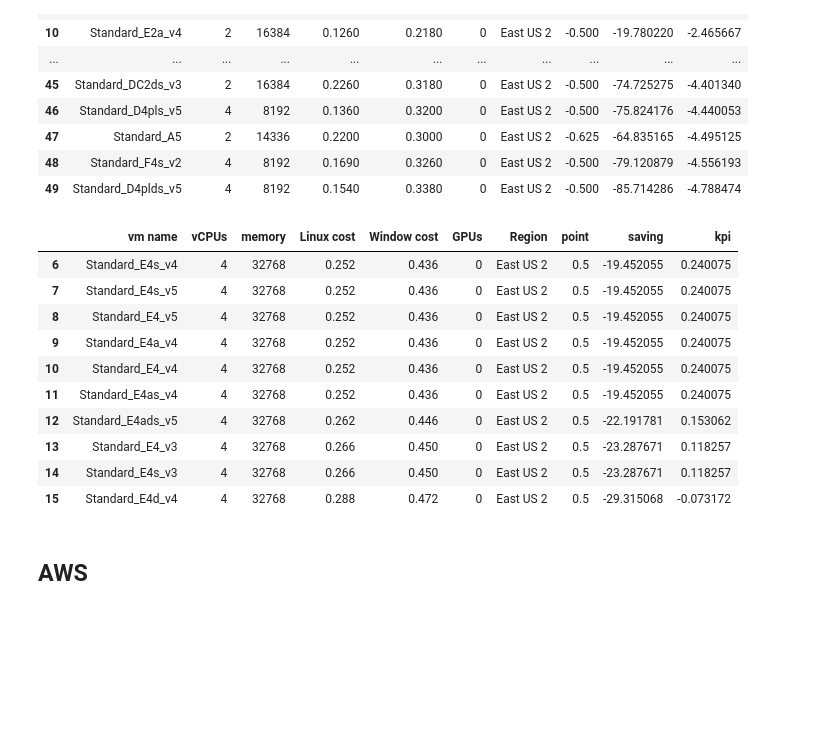
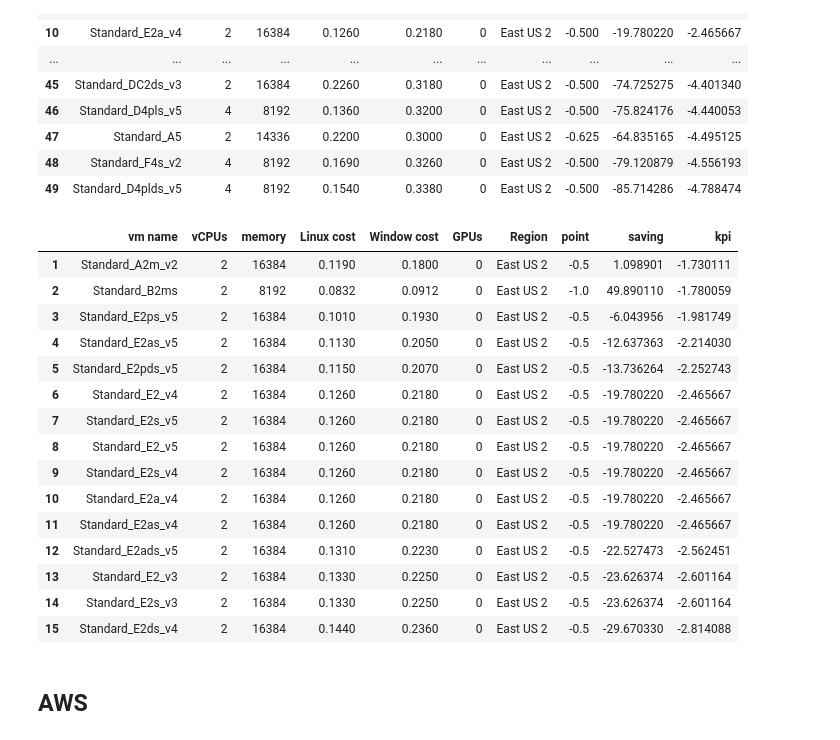
Before and after one commit to YM0316/VM-shopper-project-3, a Jupyter notebook: Recommendation/Project3_Recommendation.ipynb, the cells around one changed output. Cells and saved outputs as stored; diff of their text form; code cells hidden in the pictures; blank space fills up the shorter version.

```diff
--- a/Recommendation/Project3_Recommendation.ipynb
+++ b/Recommendation/Project3_Recommendation.ipynb
@@ -138,7 +138,6 @@ def rec_azure(vendor,region,cpu,memory,gpu,name,operation):
                                         "regionName":"Region"})
     #print(df)
     #print(df["Window cost"].std())
-
     select = df[df["vm name"]==name]
     print(select)
     # sep window & linux
@@ -165,13 +164,9 @@ def rec_azure(vendor,region,cpu,memory,gpu,name,operation):
     #if gpu=0:
     if gpu==0:
         rec = df[df[text]!=0]
-
         rec = rec[(rec[text]>=down_cost) & (rec[text]<=up_cost)].reset_index().drop("index", axis=1)
-
         rec = rec[(rec['vCPUs']>=cpu_con_down) & (rec['vCPUs']<=cpu_con_up)].reset_index().drop("index", axis=1)
-
         rec = rec[(rec['memory']>=mem_con_down) & (rec['memory']<=mem_con_up)].reset_index().drop("index", axis=1)
-
         rec = rec.sort_values(by=text).reset_index().drop("index", axis=1)
         #print(rec)
         for i in range(len(rec)):
@@ -198,7 +193,7 @@ def rec_azure(vendor,region,cpu,memory,gpu,name,operation):
         rec = rec.sort_values(by = ["point","saving"], ascending=False).reset_index().drop("index", axis=1)
 
         for i in range(len(rec)):
-            rec.loc[i,"kpi"] = (rec.iloc[i,7]/rec["point"].mean())+((rec.iloc[i,8]/rec["saving"].mean()))
+            rec.loc[i,"kpi"] = (rec.iloc[i,7]/rec["point"].std())+((rec.iloc[i,8]/rec["saving"].std()))
         rec = rec.sort_values(by = "kpi", ascending=True).reset_index().drop("index", axis=1)
     rec = rec[rec["vm name"]!=name]
     #print(rec)
@@ -230,19 +225,24 @@ a
 | 48 | Standard_F4s_v2 | 4 | 8192 | 0.1690 | 0.3260 | 0 | East US 2 | -0.500 | -79.120879 | -4.556193 |
 | 49 | Standard_D4plds_v5 | 4 | 8192 | 0.1540 | 0.3380 | 0 | East US 2 | -0.500 | -85.714286 | -4.788474 |
 # %%
-a.iloc[5:15]
+a.iloc[0:15]
 # %% [output]
 |  | vm name | vCPUs | memory | Linux cost | Window cost | GPUs | Region | point | saving | kpi |
-| 6 | Standard_E4s_v4 | 4 | 32768 | 0.252 | 0.436 | 0 | East US 2 | 0.5 | -19.452055 | 0.240075 |
-| 7 | Standard_E4s_v5 | 4 | 32768 | 0.252 | 0.436 | 0 | East US 2 | 0.5 | -19.452055 | 0.240075 |
-| 8 | Standard_E4_v5 | 4 | 32768 | 0.252 | 0.436 | 0 | East US 2 | 0.5 | -19.452055 | 0.240075 |
-| 9 | Standard_E4a_v4 | 4 | 32768 | 0.252 | 0.436 | 0 | East US 2 | 0.5 | -19.452055 | 0.240075 |
-| 10 | Standard_E4_v4 | 4 | 32768 | 0.252 | 0.436 | 0 | East US 2 | 0.5 | -19.452055 | 0.240075 |
-| 11 | Standard_E4as_v4 | 4 | 32768 | 0.252 | 0.436 | 0 | East US 2 | 0.5 | -19.452055 | 0.240075 |
-| 12 | Standard_E4ads_v5 | 4 | 32768 | 0.262 | 0.446 | 0 | East US 2 | 0.5 | -22.191781 | 0.153062 |
-| 13 | Standard_E4_v3 | 4 | 32768 | 0.266 | 0.450 | 0 | East US 2 | 0.5 | -23.287671 | 0.118257 |
-| 14 | Standard_E4s_v3 | 4 | 32768 | 0.266 | 0.450 | 0 | East US 2 | 0.5 | -23.287671 | 0.118257 |
-| 15 | Standard_E4d_v4 | 4 | 32768 | 0.288 | 0.472 | 0 | East US 2 | 0.5 | -29.315068 | -0.073172 |
+| 1 | Standard_A2m_v2 | 2 | 16384 | 0.1190 | 0.1800 | 0 | East US 2 | -0.5 | 1.098901 | -1.730111 |
+| 2 | Standard_B2ms | 2 | 8192 | 0.0832 | 0.0912 | 0 | East US 2 | -1.0 | 49.890110 | -1.780059 |
+| 3 | Standard_E2ps_v5 | 2 | 16384 | 0.1010 | 0.1930 | 0 | East US 2 | -0.5 | -6.043956 | -1.981749 |
+| 4 | Standard_E2as_v5 | 2 | 16384 | 0.1130 | 0.2050 | 0 | East US 2 | -0.5 | -12.637363 | -2.214030 |
+| 5 | Standard_E2pds_v5 | 2 | 16384 | 0.1150 | 0.2070 | 0 | East US 2 | -0.5 | -13.736264 | -2.252743 |
+| 6 | Standard_E2_v4 | 2 | 16384 | 0.1260 | 0.2180 | 0 | East US 2 | -0.5 | -19.780220 | -2.465667 |
+| 7 | Standard_E2s_v5 | 2 | 16384 | 0.1260 | 0.2180 | 0 | East US 2 | -0.5 | -19.780220 | -2.465667 |
+| 8 | Standard_E2_v5 | 2 | 16384 | 0.1260 | 0.2180 | 0 | East US 2 | -0.5 | -19.780220 | -2.465667 |
+| 9 | Standard_E2s_v4 | 2 | 16384 | 0.1260 | 0.2180 | 0 | East US 2 | -0.5 | -19.780220 | -2.465667 |
+| 10 | Standard_E2a_v4 | 2 | 16384 | 0.1260 | 0.2180 | 0 | East US 2 | -0.5 | -19.780220 | -2.465667 |
+| 11 | Standard_E2as_v4 | 2 | 16384 | 0.1260 | 0.2180 | 0 | East US 2 | -0.5 | -19.780220 | -2.465667 |
+| 12 | Standard_E2ads_v5 | 2 | 16384 | 0.1310 | 0.2230 | 0 | East US 2 | -0.5 | -22.527473 | -2.562451 |
+| 13 | Standard_E2_v3 | 2 | 16384 | 0.1330 | 0.2250 | 0 | East US 2 | -0.5 | -23.626374 | -2.601164 |
+| 14 | Standard_E2s_v3 | 2 | 16384 | 0.1330 | 0.2250 | 0 | East US 2 | -0.5 | -23.626374 | -2.601164 |
+| 15 | Standard_E2ds_v4 | 2 | 16384 | 0.1440 | 0.2360 | 0 | East US 2 | -0.5 | -29.670330 | -2.814088 |
 # %%
 #rec_azure(vendor,region,cpu,memory,gpu,name,operation)
 # %% [markdown]
```
Also changed, not shown: parts of 4 cells of this notebook.
